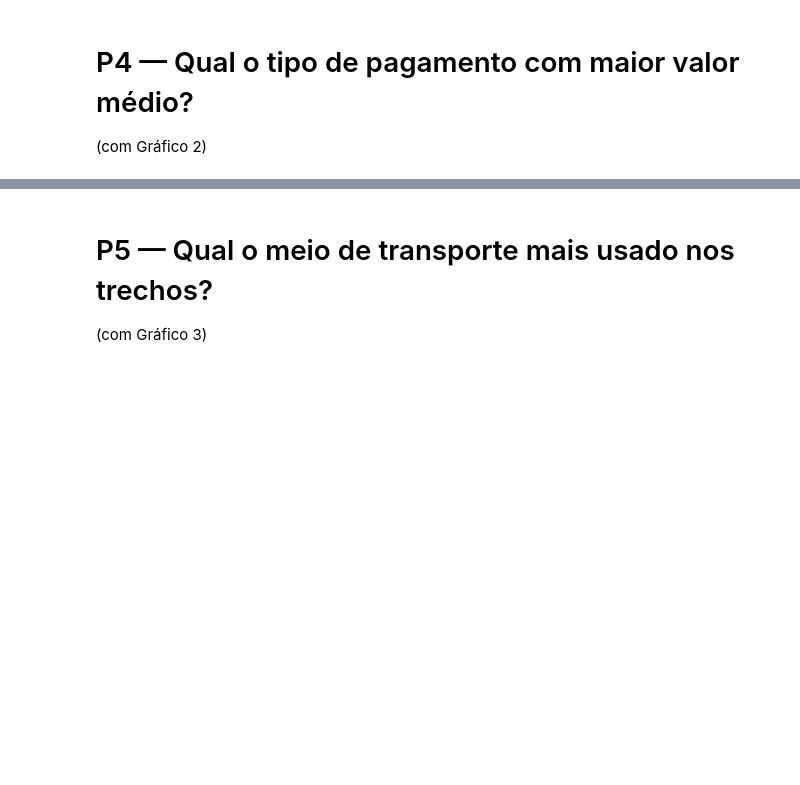
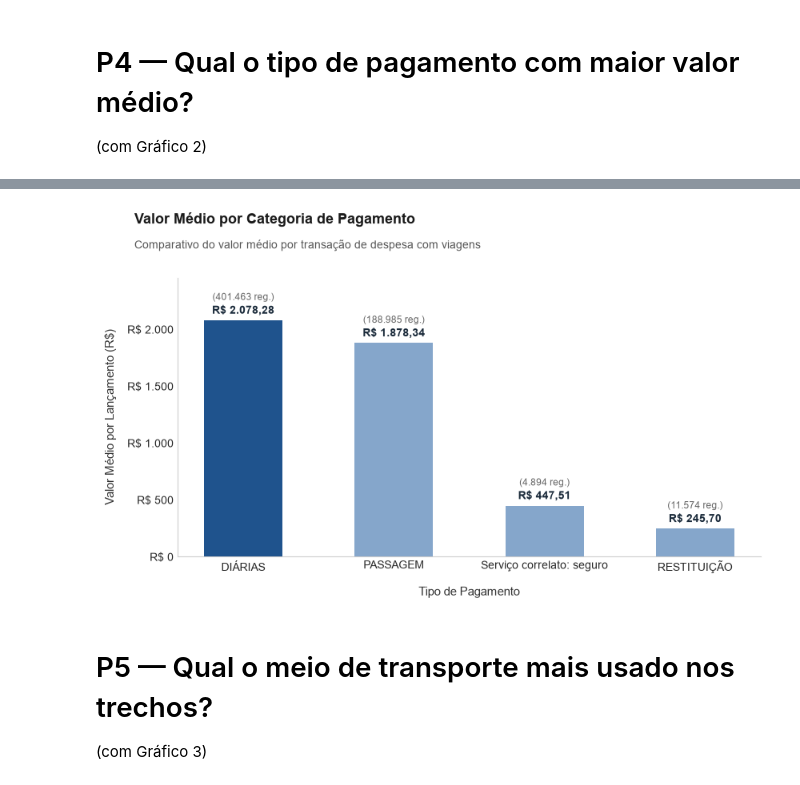
Before and after one commit to julcemarfelipe/Projeto-Avaliativo-Modulo1-Julcemar_Justino_Felipe, a Jupyter notebook: 3_analise.ipynb, the cells around one changed output, grey strips where cells are left out. Drawn from its saved outputs; the diff is of its cells as text; code cells hidden in the pictures; blank space fills up the shorter version.

```diff
--- a/3_analise.ipynb
+++ b/3_analise.ipynb
@@ -352,0 +465,96 @@ Serviço correlato: seguro            4894             R$ 447,51       R$ 2.190.
+# %%
+import matplotlib.pyplot as plt
+import matplotlib.ticker as ticker
+
+print("=" * 70)
+print("P4: QUAL O TIPO DE PAGAMENTO COM MAIOR VALOR MÉDIO?")
+print("=" * 70 + "\n")
+
+sql_p4 = """
+SELECT
+    tipo_pagamento,
+    ROUND(AVG(valor), 2) AS valor_medio,
+    ROUND(SUM(valor), 2) AS valor_total,
+    COUNT(*) AS total_registros
+FROM silver_pagamentos
+WHERE valor IS NOT NULL AND valor > 0
+GROUP BY tipo_pagamento
+ORDER BY valor_medio DESC;
+"""
+
+df_p4 = consultar(sql_p4)
+
+if df_p4 is not None and not df_p4.empty:
+    # 1. Formatações para a visualização textual
+    df_p4['valor_medio_formatado'] = df_p4['valor_medio'].apply(reais)
+    df_p4['valor_total_formatado'] = df_p4['valor_total'].apply(reais)
+
+    print(df_p4[['tipo_pagamento', 'total_registros', 'valor_medio_formatado', 'valor_total_formatado']].to_string(index=False))
+    print(f"\n🏆 Pagamento com maior tíquete médio: {df_p4.iloc[0]['tipo_pagamento']} "
+          f"com {df_p4.iloc[0]['valor_medio_formatado']} (baseado em {df_p4.iloc[0]['total_registros']:,} lançamentos).\n")
+
+    # 2. Construção do gráfico com proporções limpas
+    fig, ax = plt.subplots(figsize=(9, 5.2))
+
+    # Paleta de ênfase: destaque no primeiro colocado (#1f538d) e tom neutro nos demais
+    cores = ['#1f538d' if i == 0 else '#85a6cb' for i in range(len(df_p4))]
+    largura_barras = 0.52 if len(df_p4) > 2 else 0.38
+    barras = ax.bar(df_p4['tipo_pagamento'], df_p4['valor_medio'],
+                    color=cores, width=largura_barras, zorder=3)
+
+    # Título principal e subtítulo de contexto
+    fig.text(0.08, 0.95, 'Valor Médio por Categoria de Pagamento',
+             fontsize=13, fontweight='bold', color='#1a1a1a')
+    fig.text(0.08, 0.89, 'Comparativo do valor médio por transação de despesa com viagens',
+             fontsize=10, color='#555555')
+
+    # Rótulos dos eixos estruturais
+    ax.set_xlabel('Tipo de Pagamento', fontsize=11, fontweight='500', labelpad=12, color='#333333')
+    ax.set_ylabel('Valor Médio por Lançamento (R$)', fontsize=11, fontweight='500', labelpad=10, color='#333333')
+
+    # Desativação completa das linhas de grade
+    ax.grid(False)
+
+    # Formatação do eixo vertical em moeda (R$)
+    ax.yaxis.set_major_formatter(ticker.FuncFormatter(
+        lambda y, p: f'R$ {y:,.0f}'.replace(',', '_').replace('.', ',').replace('_', '.')
+    ))
+
+    # Limite superior dinâmico para os rótulos de texto não encostarem no topo
+    limite_y = df_p4['valor_medio'].max() * 1.18
+    ax.set_ylim(0, limite_y)
+
+    # Anotações diretas no topo de cada coluna (Valor Médio + Total de Lançamentos)
+    for barra, reg, v_tot in zip(barras, df_p4['total_registros'], df_p4['valor_total_formatado']):
+        altura = barra.get_height()
+        texto_valor = f"R$ {altura:,.2f}".replace(',', '_').replace('.', ',').replace('_', '.')
+        texto_detalhe = f"({reg:,} reg.)".replace(',', '.')
+
+        # Valor monetário destacado
+        ax.text(barra.get_x() + barra.get_width() / 2,
+                altura + (limite_y * 0.015),
+                texto_valor,
+                ha='center',
+                va='bottom',
+                fontsize=10,
+                fontweight='bold',
+                color='#1a2a3a')
+
+        # Quantidade de registros logo acima
+        ax.text(barra.get_x() + barra.get_width() / 2,
+                altura + (limite_y * 0.065),
+                texto_detalhe,
+                ha='center',
+                va='bottom',
+                fontsize=8.5,
+                color='#666666')
+
+    # Remoção das bordas superior e direita
+    for spine in ['top', 'right']:
+        ax.spines[spine].set_visible(False)
+    ax.spines['left'].set_color('#cccccc')
+    ax.spines['bottom'].set_color('#cccccc')
+
+    plt.subplots_adjust(top=0.82, left=0.14, right=0.95, bottom=0.15)
+    plt.show()
+# %% [output]
@@ -353,3 +572,4 @@ Serviço correlato: seguro            4894             R$ 447,51       R$ 2.190.
+[figure, added]
 # %% [markdown]
 # P5 — Qual o meio de transporte mais usado nos trechos?
 (com Gráfico 3)
```
Also changed, not shown: parts of 6 cells of this notebook.
